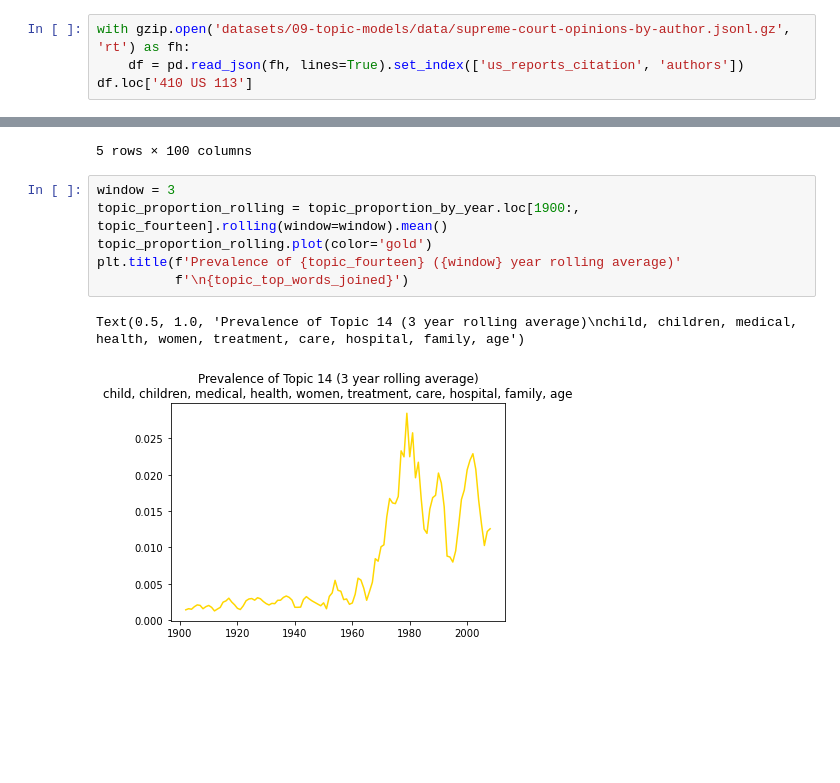
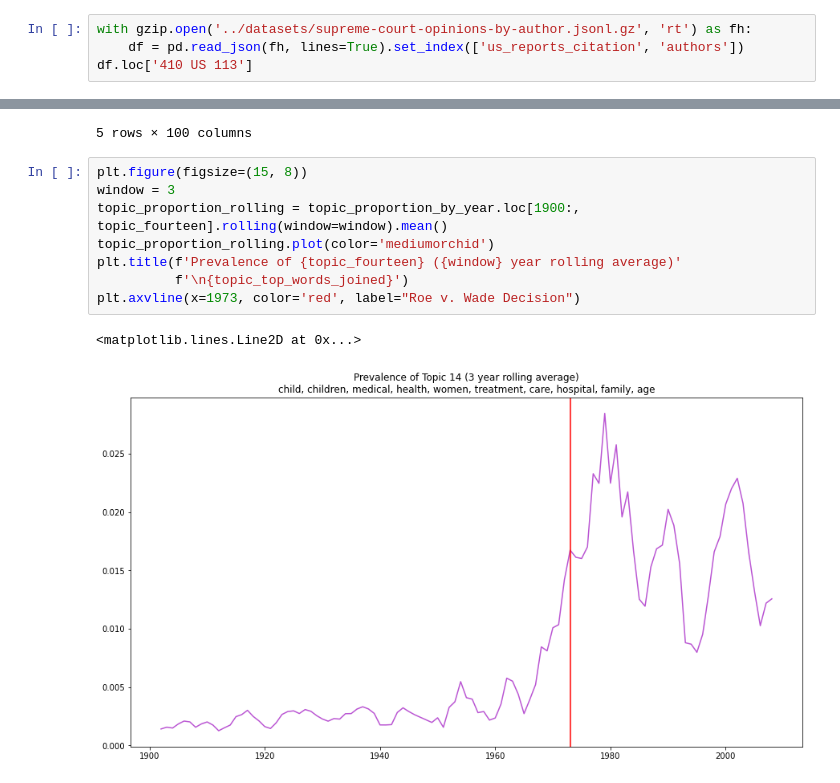
Before and after one commit to kspicer80/roe_v_wade_topic_modeling, a Jupyter notebook: exploratory_notebooks/roe_v_wade_topic_modeling.ipynb, the cells around one changed output, grey strips where cells are left out. Drawn from its saved outputs; the diff is of its cells as text; blank space fills up the shorter version.

```diff
--- a/exploratory_notebooks/roe_v_wade_topic_modeling.ipynb
+++ b/exploratory_notebooks/roe_v_wade_topic_modeling.ipynb
@@ -4,7 +4,7 @@ import gzip
 import pandas as pd
 import numpy as np
 # %%
-with gzip.open('datasets/09-topic-models/data/supreme-court-opinions-by-author.jsonl.gz', 'rt') as fh:
+with gzip.open('../datasets/supreme-court-opinions-by-author.jsonl.gz', 'rt') as fh:
     df = pd.read_json(fh, lines=True).set_index(['us_reports_citation', 'authors'])
 df.loc['410 US 113']
 # %% [output]
@@ -327,11 +332,13 @@ topic_proportion_by_year.head()
 | 1798 | 0.000352 | 0.009832 | 0.003496 | 0.001023 | 0.002399 | 0.121964 | 0.000010 | 0.000010 | 0.000010 | 0.000981 | ... | ... |
 5 rows × 100 columns
 # %%
+plt.figure(figsize=(15, 8))
 window = 3
 topic_proportion_rolling = topic_proportion_by_year.loc[1900:, topic_fourteen].rolling(window=window).mean()
-topic_proportion_rolling.plot(color='gold')
+topic_proportion_rolling.plot(color='mediumorchid')
 plt.title(f'Prevalence of {topic_fourteen} ({window} year rolling average)'
           f'\n{topic_top_words_joined}')
+plt.axvline(x=1973, color='red', label="Roe v. Wade Decision")
 # %% [output]
-Text(0.5, 1.0, 'Prevalence of Topic 14 (3 year rolling average)\nchild, children, medical, health, women, treatment, care, hospital, family, age')
+<matplotlib.lines.Line2D at 0x...>
-[figure, old version]
+[figure, new version]
```
Also changed, not shown: parts of 15 cells of this notebook, 9 other files.
